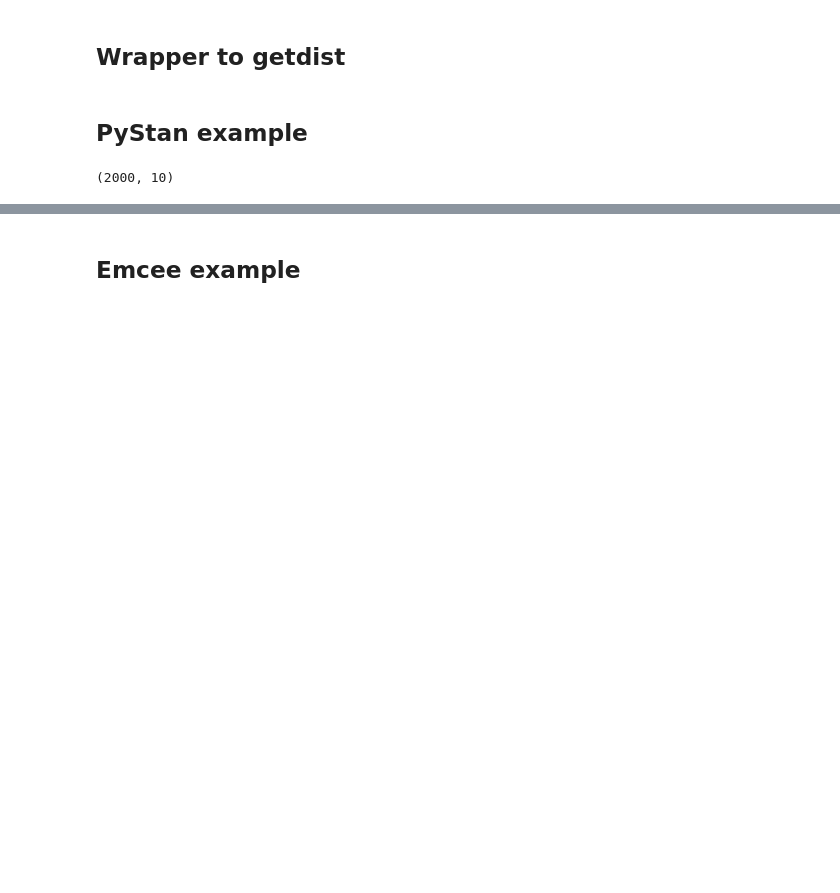
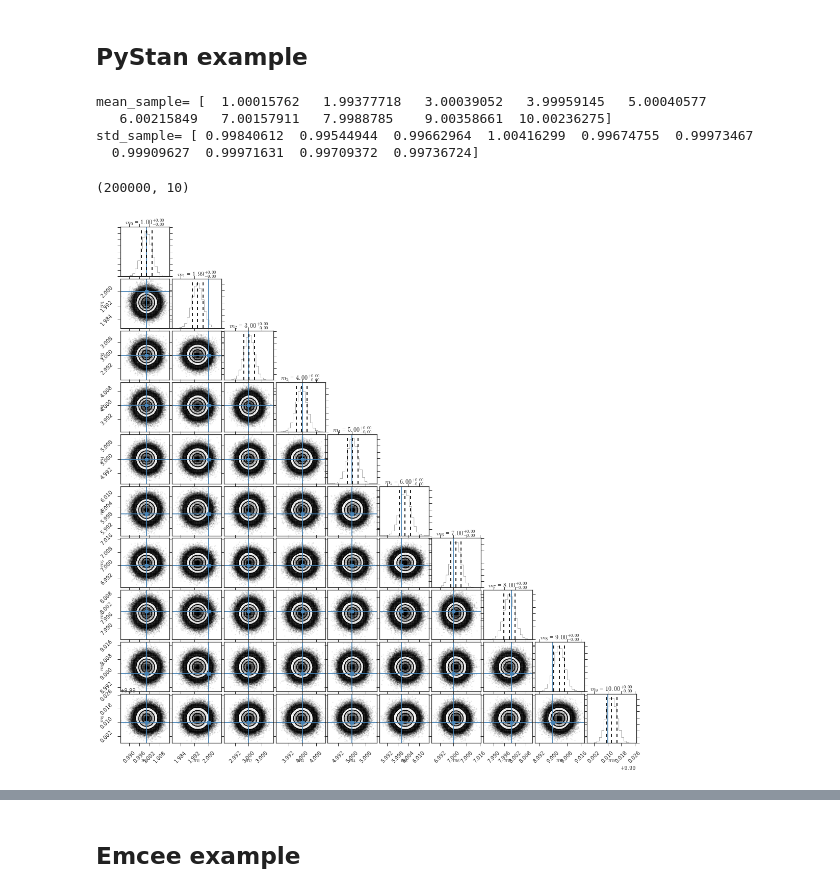
Before and after one commit to yabebalFantaye/BayesSchool2016, a Jupyter notebook: mcmc_samplers.ipynb, the cells around one changed output, grey strips where cells are left out. Saved outputs shown, nothing was run; the diff lists cells and outputs as text; code cells hidden in the pictures; blank space fills up the shorter version.

```diff
--- a/mcmc_samplers.ipynb
+++ b/mcmc_samplers.ipynb
@@ -23,3 +30 @@ import eknn
 %matplotlib inline
-# %% [markdown]
-## Wrapper to getdist
@@ -92,10 +33,15 @@ class samples2gdist(object):
 # %%
 import pystan
 
+# First we will write our Baysian model using
+# Stan code.
+# We will then define our data and call pystan
+# to do MCMC sampling using NUT sampler
+#
 mvgauss_code="""
 data {
   int<lower=1> N;
-  vector[N] s;
+  vector[N] v;
   vector[N] y;
 }
 parameters {
@@ -105,19 +51,44 @@ transformed parameters {
   cov_matrix[N] Sigma;
   for (i in 1:N)
     for (j in 1:N)
-      Sigma[i,j] <- 0 + if_else(i==j, s[i], 0.0);
+      Sigma[i,j] <- 0 + if_else(i==j, v[i], 0.0);
 }
 model {
-  y ~ multi_normal(mu,Sigma);
+  increment_log_prob(multi_normal_log(y,mu,Sigma));
+  // y ~ multi_normal(mu,Sigma); //drops constants
 }
 """
 
+# Define data model: we will use 10-dimensional Gaussian
+# as given in the alan_eg
+dmv=eknn.alan_eg()
+mvgauss_dat={'y':dmv.mean_sample,
+             'v':dmv.sigma_mean**2,
+             'N':dmv.ndim}
 
+# Intialize pystan -- this will convert our pystan code into C++
+# and run MCMC
 fit = pystan.stan(model_code=mvgauss_code, data=mvgauss_dat,
                   iter=1000, chains=4)
+# %% [output]
+mean_sample= [  1.00015762   1.99377718   3.00039052   3.99959145   5.00040577
+   6.00215849   7.00157911   7.9988785    9.00358661  10.00236275]
+std_sample= [ 0.99840612  0.99544944  0.99662964  1.00416299  0.99674755  0.99973467
+  0.99909627  0.99971631  0.99709372  0.99736724]
-# %%
-#fit.traceplot('mu')
-chain=fit.extract('mu', permuted=True)
-chain['mu'].shape
-# %% [output]
-(2000, 10)
+# %%
+# In the above cell, pystan is intialized
+# Running more MCMC steps will be faster
+#
+fit2 = pystan.stan(fit=fit, data=mvgauss_dat, iter=100000, chains=4)
+stan_chain=fit2.extract(permuted=True)
+if 'mu' in stan_chain.keys(): stan_chain['samples']=stan_chain.pop('mu')
+if 'lp__' in stan_chain.keys(): stan_chain['lnprob']=stan_chain.pop('lp__')
+print(stan_chain['samples'].shape)
+
+#
+gdstans=samples2gdist(stan_chain['samples'],stan_chain['lnprob'],
+                     trueval=dmv.mean,px='m')
+gdstans.corner()
+# %% [output]
+(200000, 10)
+[figure, added]
```
Also changed, not shown: parts of 18 cells of this notebook, 3 other files.
